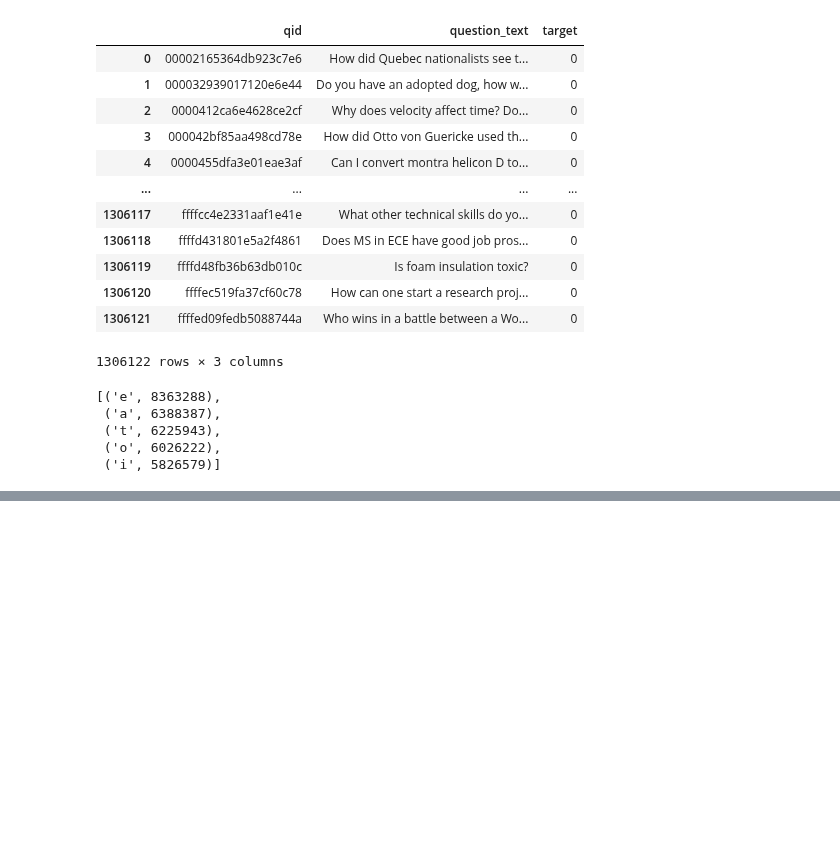
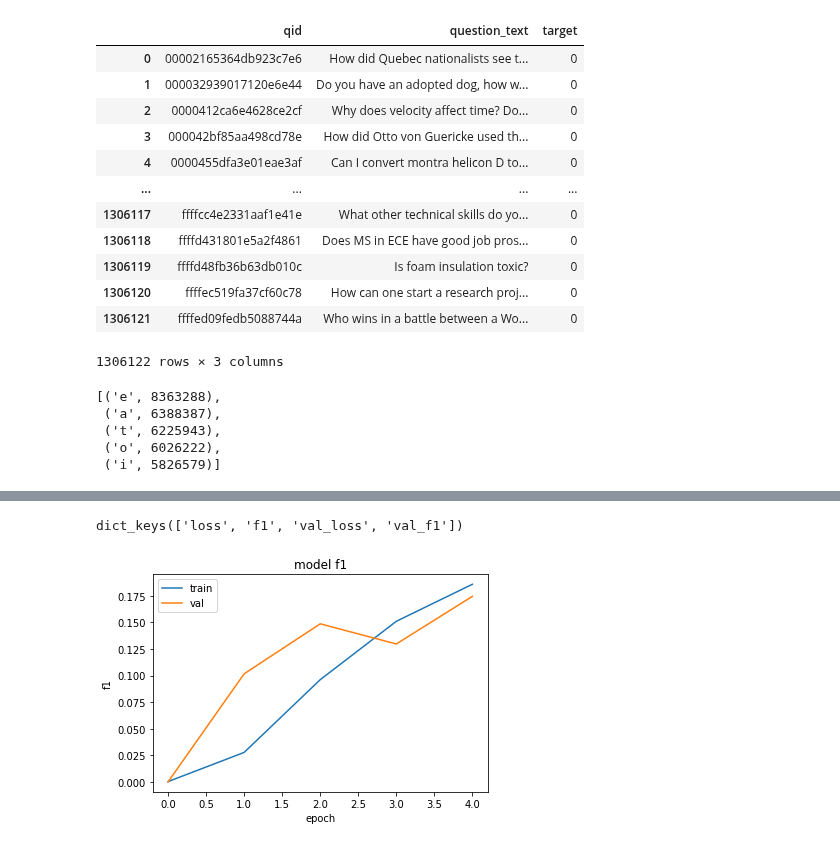
Before and after one commit to DmitryKutsev/ml_hw, a Jupyter notebook: hw7.ipynb, the cells around one changed output, grey strips where cells are left out. Saved outputs shown, nothing was run; the diff lists cells and outputs as text; code cells hidden in the pictures; blank space fills up the shorter version.

```diff
--- a/hw7.ipynb
+++ b/hw7.ipynb
@@ -197,0 +228,19 @@ dict_keys(['loss', 'f1', 'val_loss', 'val_f1'])
+# %%
+inputs = tf.keras.layers.Input(shape=(MEAN_LEN,))
+embeddings = tf.keras.layers.Embedding(input_dim=len(word2id), output_dim=10)(inputs, )
+conv1 = tf.keras.layers.Conv1D(kernel_size=5, filters=32, strides=1)(embeddings)
+conv2 = tf.keras.layers.Conv1D(kernel_size=5, filters=32, strides=1, activation='relu')(conv1)
+concat = tf.keras.layers.Flatten()(conv2)
+dense = tf.keras.layers.Dense(64, activation='relu')(concat)
+outputs = tf.keras.layers.Dense(1, activation='sigmoid')(dense)
+
+model = tf.keras.Model(inputs=inputs, outputs=outputs)
+optimizer = tf.keras.optimizers.Adam(learning_rate=0.001)
+model.compile(optimizer=optimizer,
+              loss='binary_crossentropy',
+              metrics=[f1])
+# %%
+model.fit(X_train, y_train,
+          validation_data=(X_valid, y_valid),
+          batch_size=1500,
+         epochs=5)
@@ -197,0 +259,13 @@ dict_keys(['loss', 'f1', 'val_loss', 'val_f1'])
+# %%
+print(model.history.history.keys())
+# summarize history for accuracy
+plt.plot(model.history.history['f1'])
+plt.plot(model.history.history['val_f1'])
+plt.title('model f1')
+plt.ylabel('f1')
+plt.xlabel('epoch')
+plt.legend(['train', 'val'], loc='upper left')
+plt.show()
+# %% [output]
+dict_keys(['loss', 'f1', 'val_loss', 'val_f1'])
+[figure, added]
```
Also changed, not shown: parts of 24 cells of this notebook.
